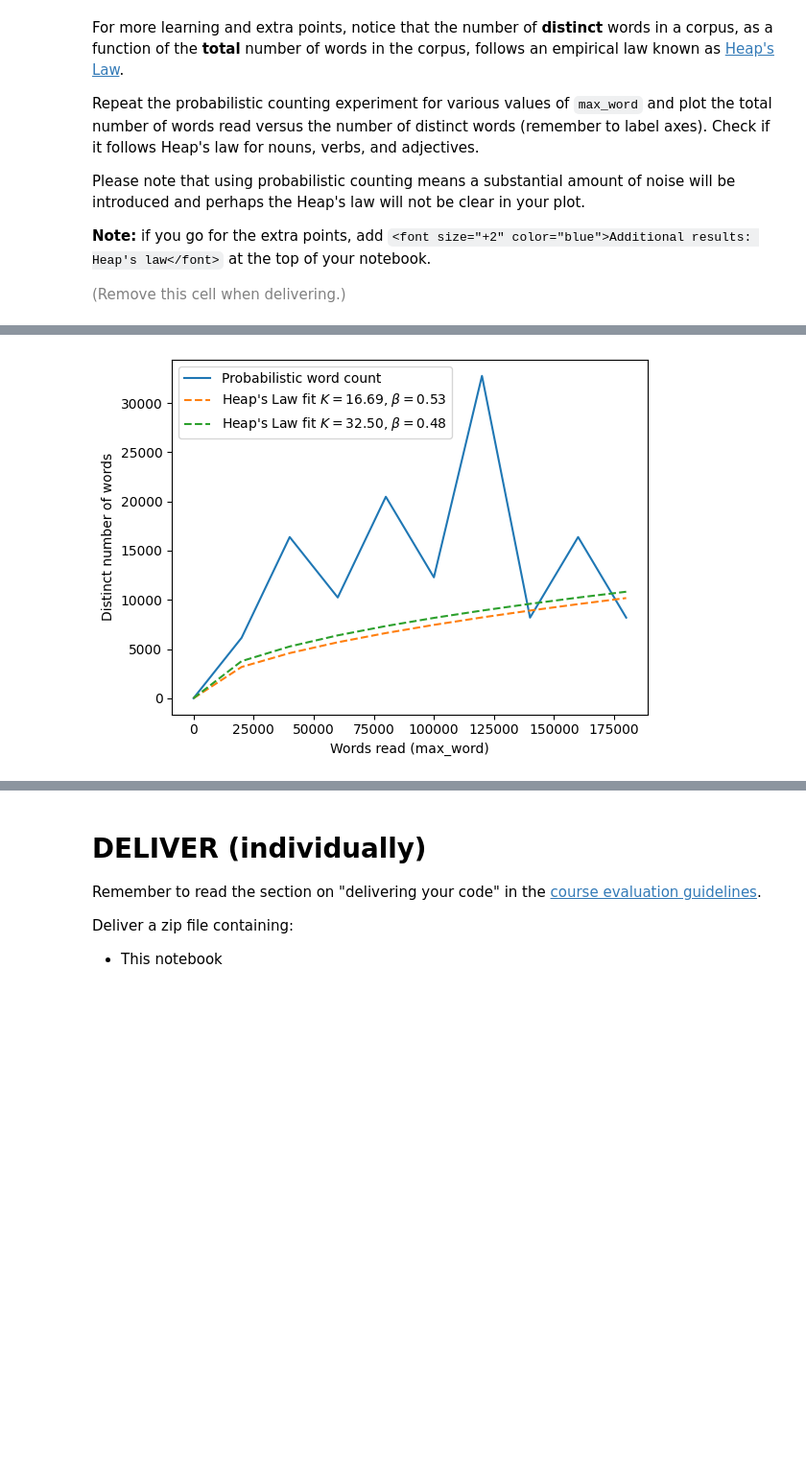
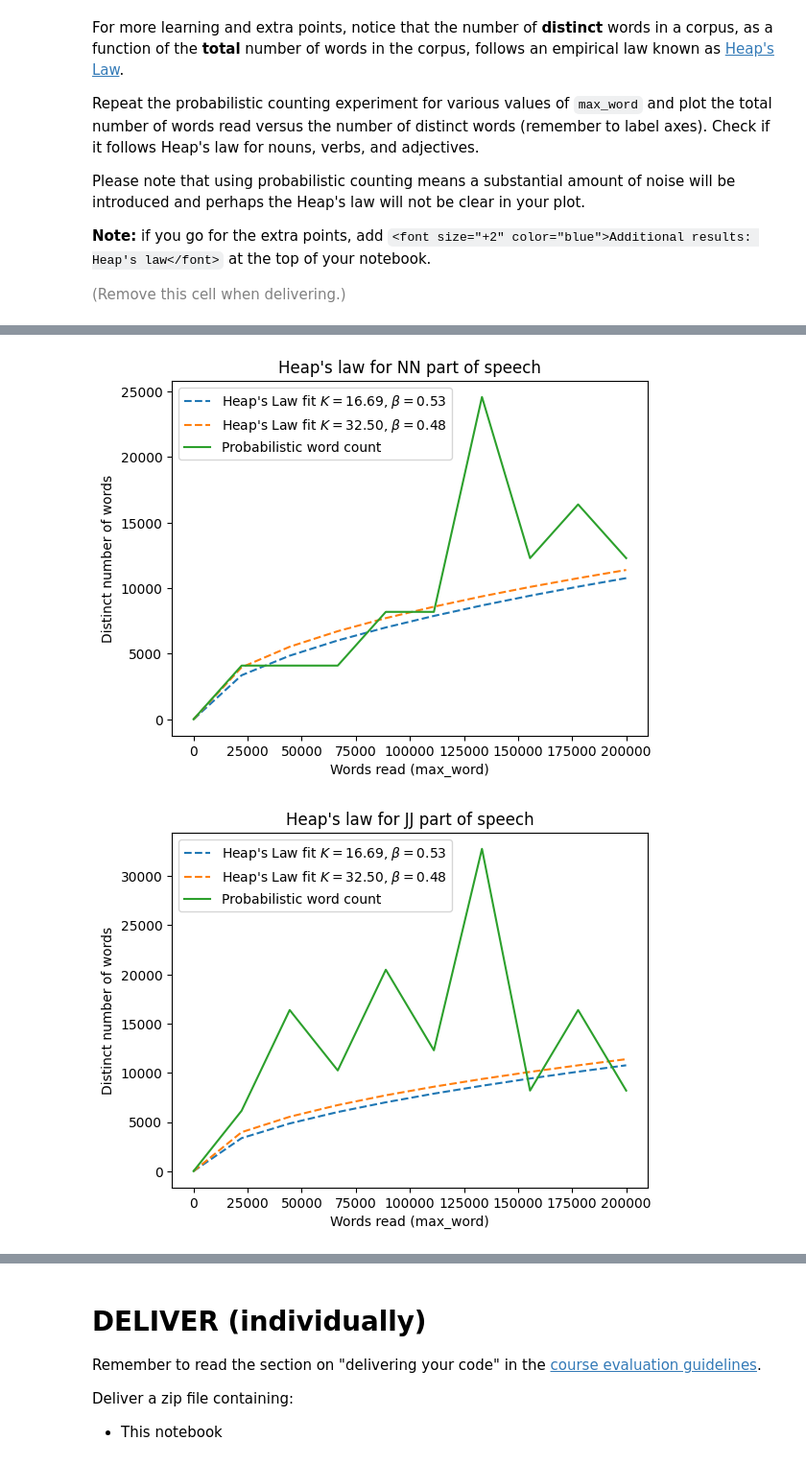
Before and after one commit to LucaFranceschi01/MDM-2024, a Jupyter notebook: ps08_data_streams/ps08_data_streams.ipynb, the cells around one changed output, grey strips where cells are left out. Shown at 96% size. Cells and saved outputs as stored; diff of their text form; code cells hidden in the pictures; blank space fills up the shorter version.

```diff
--- a/ps08_data_streams/ps08_data_streams.ipynb
+++ b/ps08_data_streams/ps08_data_streams.ipynb
@@ -568,10 +569,14 @@ Please note that using probabilistic counting means a substantial amount of nois
 **Note:** if you go for the extra points, add ``<font size="+2" color="blue">Additional results: Heap's law</font>`` at the top of your notebook.
 
 <font size="-1" color="gray">(Remove this cell when delivering.)</font>
+# %%
+def f(x):
+    return np.exp(-x)*2e5
 # %%
 parts_of_speech = [(POS_NOUN), (POS_ADJECTIVE), (POS_VERB)]
-max_word_iter = range(0, 200000, 20000) # 10 datapoints in the plot seems enough
-number_of_passes = 8
+# max_word_iter = np.round(np.linspace(0, 200000, 10)) # 10 datapoints in the plot seems enough
+max_word_iter = np.sort(np.round(f(np.linspace(0, 3, 30)))) # non linearly distributed array which contains more datapoints in the beginning (where plot is more steep we need more quality)
+number_of_passes = 10
 
 estimates = {}
 
@@ -580,10 +585,13 @@ for part_of_speech in parts_of_speech:
     start = time.time()
     estimates[part_of_speech] = []
     for max_words in max_word_iter:
+        start2 = time.time()
         print(f'On iteration: max_words={max_words}')
         estimates[part_of_speech].append(probabilistic_counting(
             number_of_passes, INPUT_FILE, part_of_speech, report_every=-1, max_words=max_words, verbose=False
         ))
+        end2 = time.time()
+        print(f'-------- TIME: {end2 - start2:.2f}s --------')
     end = time.time()
     print(f'============ TIME: {end - start:.2f}s ============')
 # %% [output]
@@ -615,18 +619,22 @@ On iteration: max_words=180000
-# %%
-beta1 = 0.53
-k1 = 16.69
-heaps_fit1 = k1 * np.array(max_word_iter)**beta1
-
-beta2 = 0.48
-k2 = 32.5
-heaps_fit2 = k2 * np.array(max_word_iter)**beta2
-
-plt.plot(max_word_iter, [statistics.median(estimates[POS_ADJECTIVE][i]) for i in range(len(estimates[POS_ADJECTIVE]))], label='Probabilistic word count')
-plt.plot(max_word_iter, heaps_fit1, linestyle='dashed', label=f'Heap\'s Law fit $K={k1:.2f}$, $\\beta={beta1:.2f}$')
-plt.plot(max_word_iter, heaps_fit2, linestyle='dashed', label=f'Heap\'s Law fit $K={k2:.2f}$, $\\beta={beta2:.2f}$')
-plt.xlabel('Words read (max_word)')
-plt.ylabel('Distinct number of words')
-plt.legend()
-plt.show()
-# %% [output]
-[figure, removed]
+# %%
+def plot_heaps_law(estimates, max_word_iter, part_of_speech, betas, kappas):
+    plt.figure()
+    for b, k in zip(betas, kappas):
+        heaps_fit = k * max_word_iter**b
+        plt.plot(max_word_iter, heaps_fit, linestyle='dashed', label=f'Heap\'s Law fit $K={k:.2f}$, $\\beta={b:.2f}$')
+
+    plt.plot(max_word_iter, [statistics.median(estimates[part_of_speech][i]) for i in range(len(estimates[part_of_speech]))], label='Probabilistic word count')
+    plt.xlabel('Words read (max_word)')
+    plt.ylabel('Distinct number of words')
+    plt.title(f'Heap\'s law for {part_of_speech} part of speech')
+    plt.legend()
+    plt.show()
+
+
+betas = [0.53, 0.48]
+kappas = [16.69, 32.5]
+for part_of_speech in parts_of_speech:
+    plot_heaps_law(estimates, max_word_iter, part_of_speech, betas, kappas)
+# %% [output]
+[figure, added]
+[figure, added]
```
Also changed, not shown: parts of 4 cells of this notebook.
